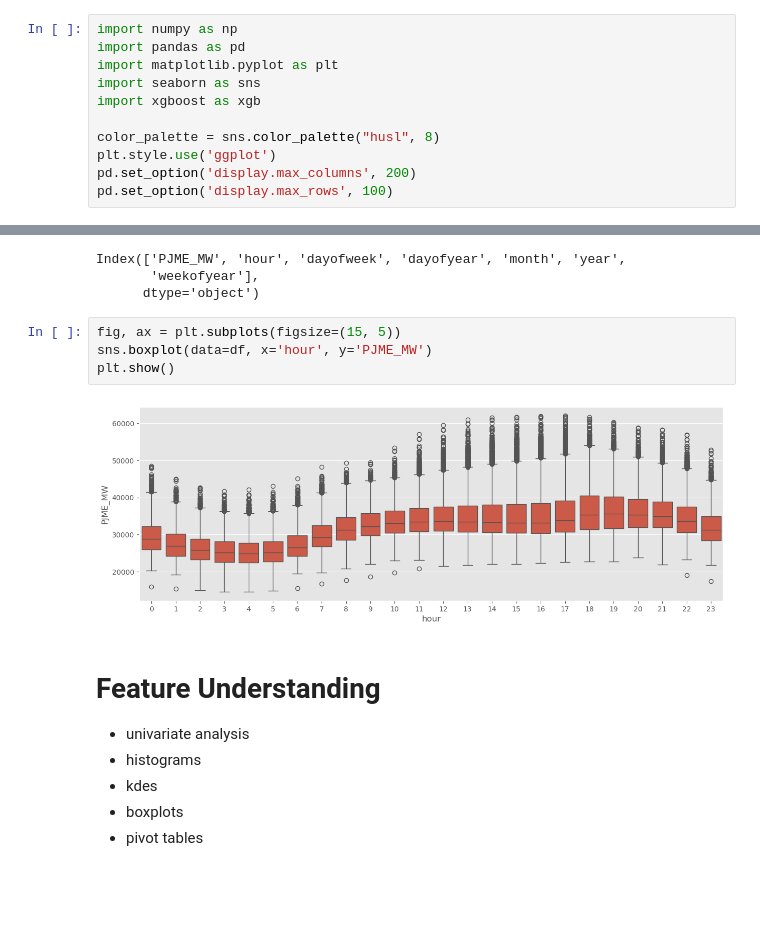
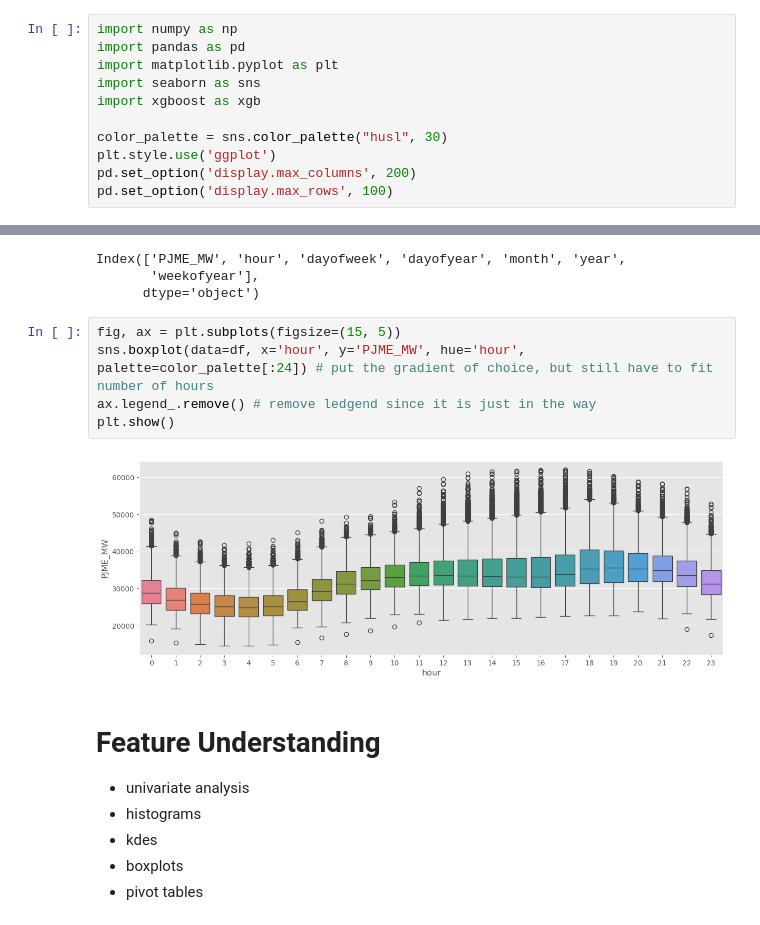
Before and after one commit to xblam/sales_forecast, a Jupyter notebook: notebooks/sales_prediction.ipynb, the cells around one changed output, grey strips where cells are left out. Cells and saved outputs as stored; diff of their text form; blank space fills up the shorter version.

Commit message:
added color to hourly energy usage chart

```diff
--- a/notebooks/sales_prediction.ipynb
+++ b/notebooks/sales_prediction.ipynb
@@ -5,7 +5,7 @@ import matplotlib.pyplot as plt
 import seaborn as sns
 import xgboost as xgb
 
-color_palette = sns.color_palette("husl", 8)
+color_palette = sns.color_palette("husl", 30)
 plt.style.use('ggplot')
 pd.set_option('display.max_columns', 200)
 pd.set_option('display.max_rows', 100)
@@ -71,10 +71,11 @@ Index(['PJME_MW', 'hour', 'dayofweek', 'dayofyear', 'month', 'year',
       dtype='object')
 # %%
 fig, ax = plt.subplots(figsize=(15, 5))
-sns.boxplot(data=df, x='hour', y='PJME_MW')
+sns.boxplot(data=df, x='hour', y='PJME_MW', hue='hour', palette=color_palette[:24]) # put the gradient of choice, but still have to fit number of hours
+ax.legend_.remove() # remove ledgend since it is just in the way
 plt.show()
 # %% [output]
-[figure, old version]
+[figure, new version]
 # %% [markdown]
 # Feature Understanding
 * univariate analysis
```
